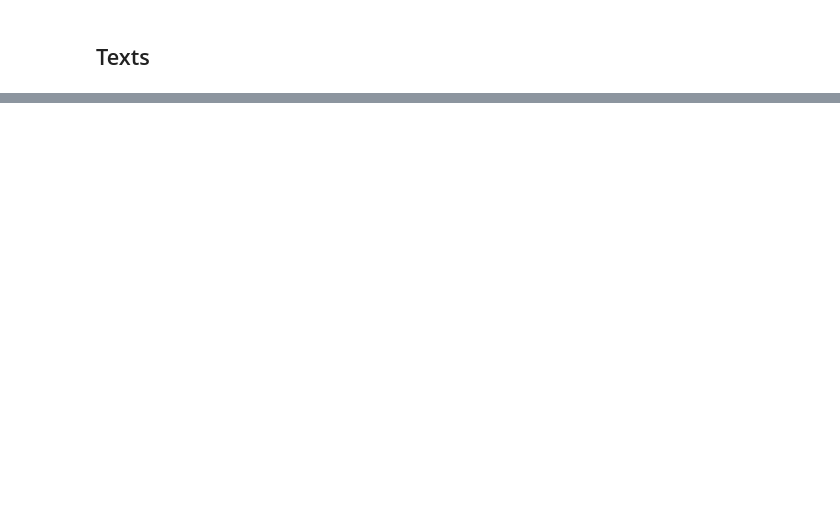
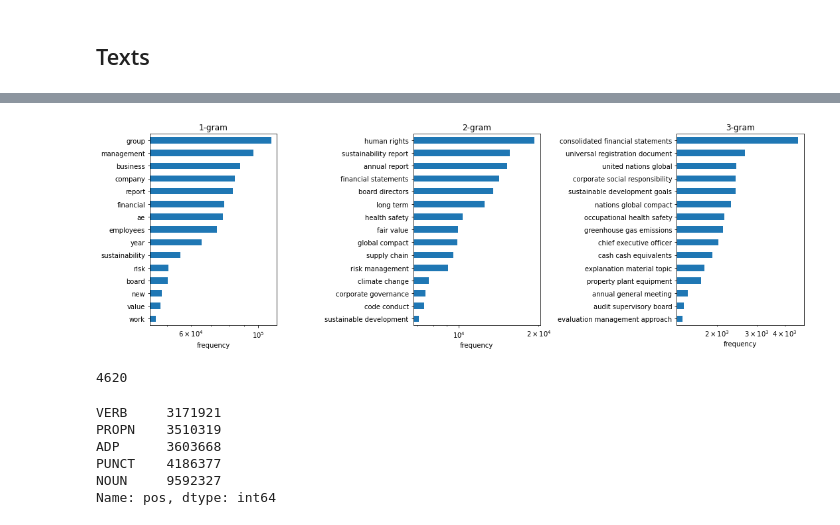
Before and after one commit to fridrichmrtn/sustainability-reports-development-analysis, a Jupyter notebook: doc/preliminary-analysis/preliminary-data-analysis.ipynb, the cells around one changed output, grey strips where cells are left out. Cells and saved outputs as stored; diff of their text form; code cells hidden in the pictures; blank space fills up the shorter version.

```diff
--- a/doc/preliminary-analysis/preliminary-data-analysis.ipynb
+++ b/doc/preliminary-analysis/preliminary-data-analysis.ipynb
@@ -130,0 +148,56 @@ bow = " ".join(docs_augmented.OutputChars)
+# %%
+# 1,2,3-grams
+gramvec = CountVectorizer(ngram_range=(1,3), stop_words="english",
+   min_df=5, max_features=5000)
+gram_counts = gramvec.fit_transform(docs_augmented.OutputChars)
+gram_counts = pd.DataFrame(gram_counts.todense(),
+    columns=gramvec.get_feature_names())
+gram_counts = gram_counts.sum().reset_index()
+gram_counts.columns = ["ngram", "frequency"]
+gram_counts["n"] = gram_counts.ngram.apply(lambda x: len(x.split(" ")))
+# %%
+f, axs = plt.subplots(1,3,figsize=(15,5))
+for ax, n in zip(axs, gram_counts.n.unique()):
+    gram_counts[gram_counts.n==n].sort_values("frequency").tail(15).\
+        plot(y="frequency",x="ngram", kind="barh", ax=ax, legend="false",
+        logx=True)
+    ax.set_title(str(n)+"-gram");
+    ax.set_ylabel("");
+    ax.set_xlabel("frequency");
+    ax.get_legend().remove();
+f.tight_layout()
+# %% [output]
+[figure, added]
+# %%
+del gramvec, gram_counts
+gc.collect()
+# %% [output]
+4620
+# %%
+# upos
+def get_upos(text,i):
+    import spacy
+    nlp =  spacy.load("en_core_web_lg")
+    nlp.max_length = 1500000
+    parsed = nlp(text)
+    ls = [(i, t.text, t.lemma_, t.pos_, t.tag_, t.dep_,
+    t.shape_, t.is_alpha, t.is_stop) for t in parsed]
+    return pd.DataFrame(ls,
+        columns=["doc_id","text", "lemma", "pos", "tag",
+            "dep", "shape", "is_alpha", "is_stopword"])
+
+from joblib import Parallel, delayed
+
+upos_ls = Parallel(n_jobs=4)(delayed(get_upos)(docs_augmented.OutputChars.loc[i],i)\
+    for i in docs_augmented.index)
+docs_upos = pd.concat(upos_ls)
+
+# common ones
+docs_upos.pos.value_counts().sort_values().tail(5)
+# %% [output]
+VERB     3171921
+PROPN    3510319
+ADP      3603668
+PUNCT    4186377
+NOUN     9592327
+Name: pos, dtype: int64
```
Also changed, not shown: parts of 26 cells of this notebook, 2 other files.
